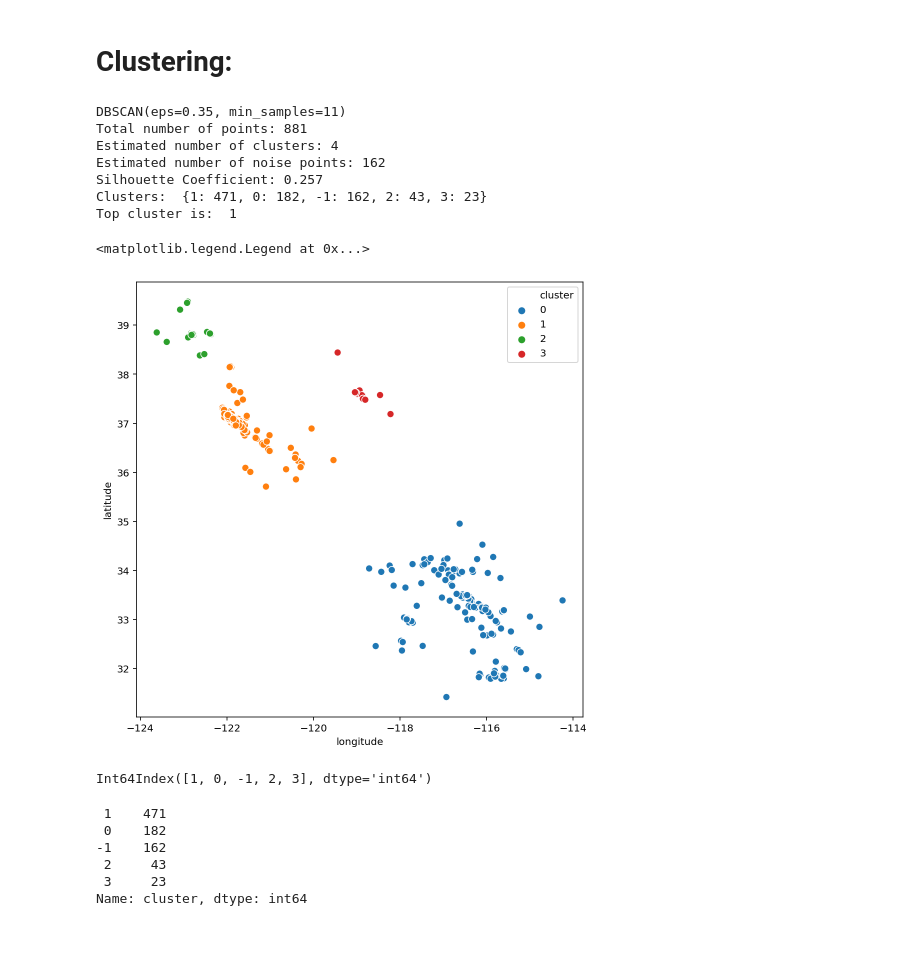
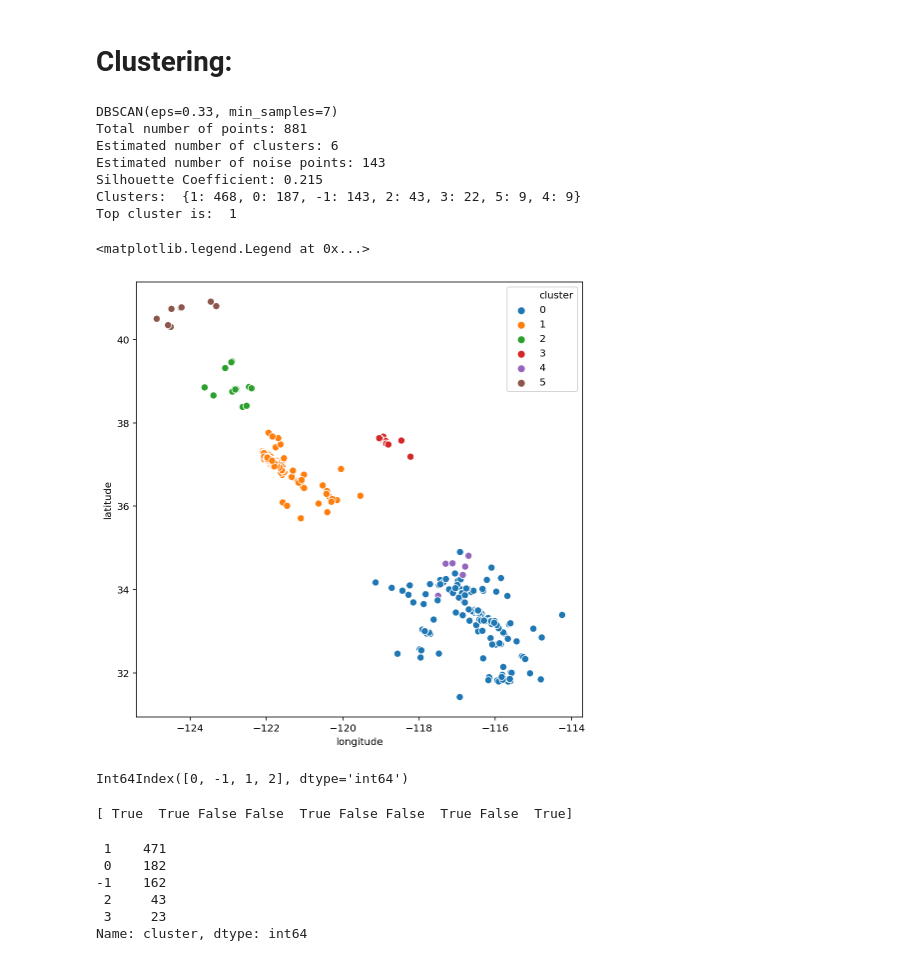
Before and after one commit to saiedmighani/earthquake_time_series_LSTM, a Jupyter notebook: codes/P04_DBSCAN_clustering.ipynb, the cells around one changed output. Saved outputs shown, nothing was run; the diff lists cells and outputs as text; code cells hidden in the pictures.

```diff
--- a/codes/P04_DBSCAN_clustering.ipynb
+++ b/codes/P04_DBSCAN_clustering.ipynb
@@ -140,8 +140,8 @@ df = df_eq_lp.loc[:,["longitude", "latitude", "depth"]]
 ss = StandardScaler()
 X_scaled = ss.fit_transform(df)
 
-eps_param = 0.35
-min_sample = 11
+eps_param = 0.33
+min_sample = 7
 
 dbscan = DBSCAN(eps = eps_param, min_samples=min_sample)
 
@@ -174,43 +174,47 @@ cluster_dict = dict(
 print("Clusters: ", cluster_dict)
 
 Top_clusters = df.cluster.value_counts().keys()
 
 
 # Plotting the top cluster
 if (Top_clusters[0] < 0):
     cluster_mask = Top_clusters[1]
 else:
     cluster_mask = Top_clusters[0]
 
 print("Top cluster is: ", cluster_mask)
 
 dbb = db.core_sample_indices_
 
 
 
 plt.figure(figsize=(8,8))
 
 sns.scatterplot(data = df[df["cluster"]!=-1], x = "longitude", y = "latitude",
                 hue = "cluster",
                 s = 50,
                 palette="tab10", legend = "full")
 
 
 plt.legend(loc='upper right')
 # %% [output]
-DBSCAN(eps=0.35, min_samples=11)
+DBSCAN(eps=0.33, min_samples=7)
 Total number of points: 881
-Estimated number of clusters: 4
-Estimated number of noise points: 162
-Silhouette Coefficient: 0.257
-Clusters:  {1: 471, 0: 182, -1: 162, 2: 43, 3: 23}
+Estimated number of clusters: 6
+Estimated number of noise points: 143
+Silhouette Coefficient: 0.215
+Clusters:  {1: 468, 0: 187, -1: 143, 2: 43, 3: 22, 5: 9, 4: 9}
 Top cluster is:  1
 <matplotlib.legend.Legend at 0x...>
-[figure, old version]
+[figure, new version]
 # %%
 Top_clusters
 # %% [output]
-Int64Index([1, 0, -1, 2, 3], dtype='int64')
+Int64Index([0, -1, 1, 2], dtype='int64')
+# %%
+print(core_samples_mask[:10])
+# %% [output]
+[ True  True False False  True False False  True False  True]
 # %%
 df["cluster"].value_counts()
 # %% [output]
```
Also changed, not shown: parts of 2 cells of this notebook, 3 other files.
